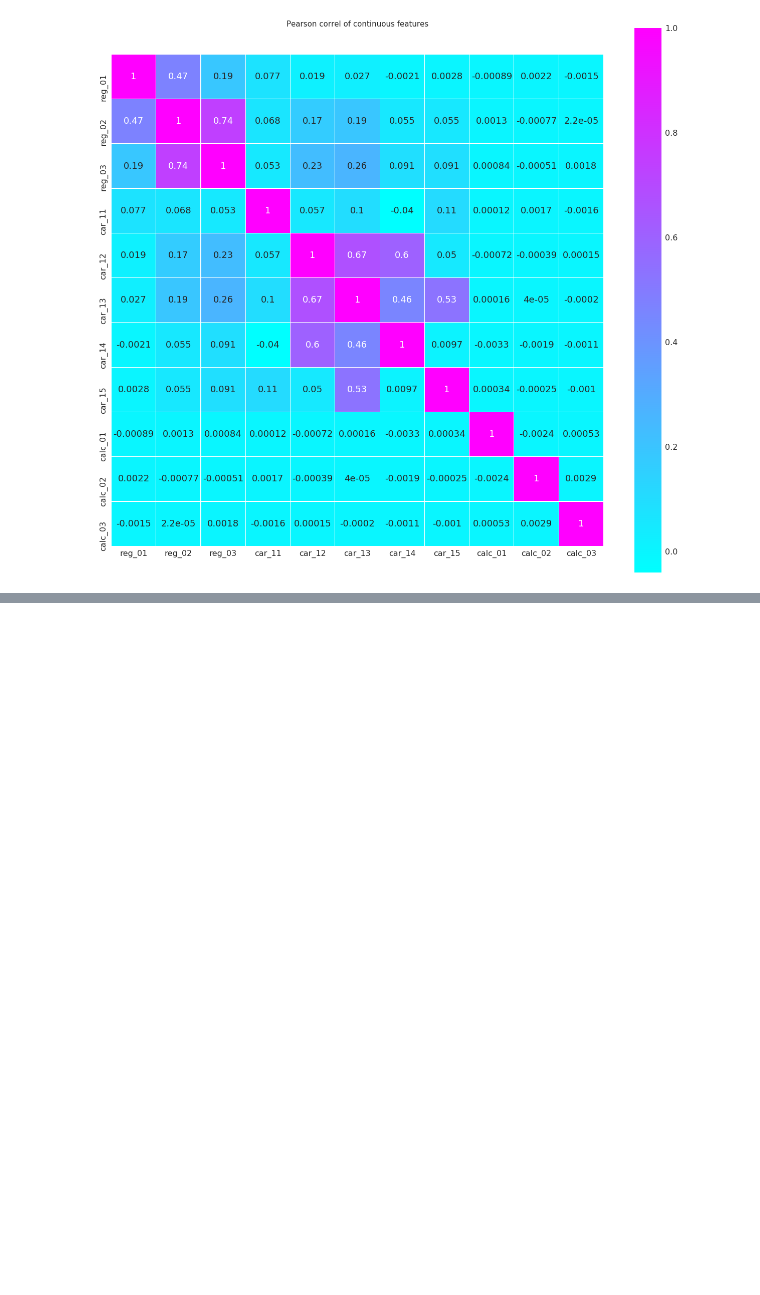
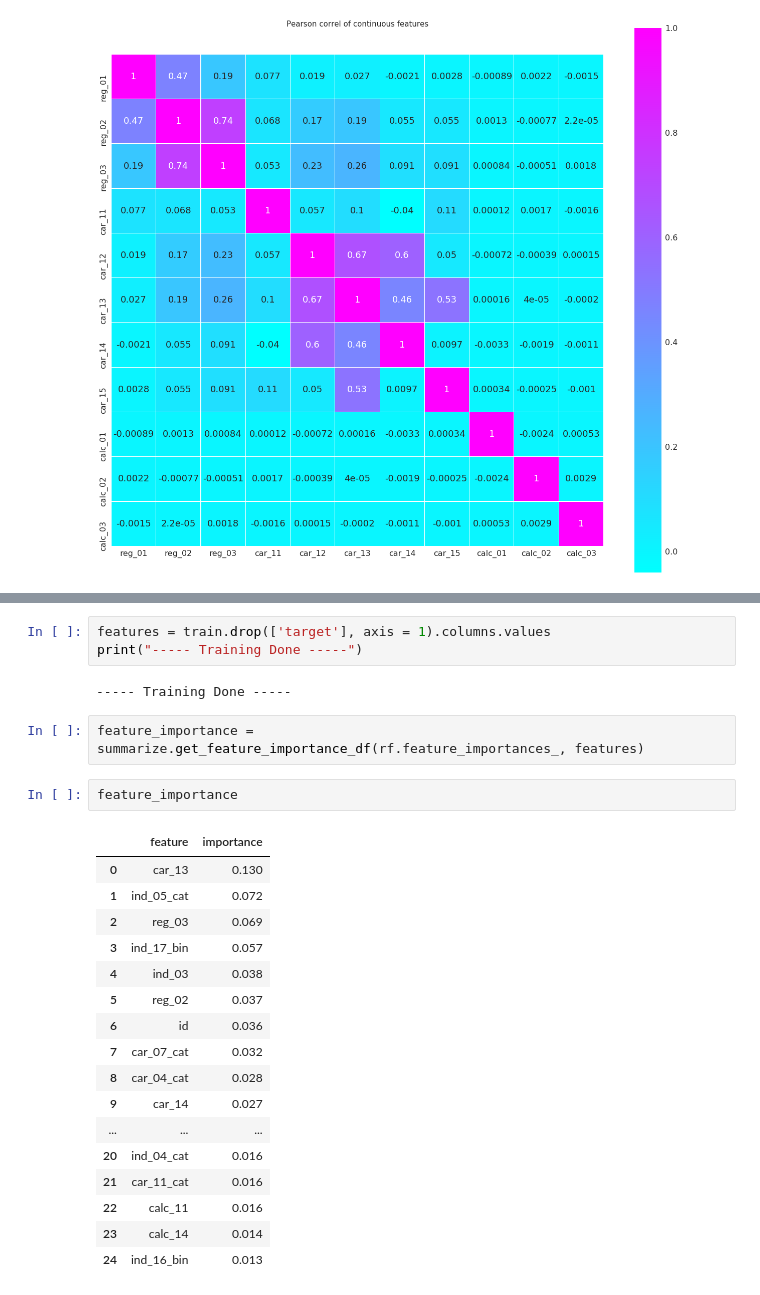
Before and after one commit to raphaelrrcoelho/porto-seguro-safe-driver, a Jupyter notebook: porto_seguro.ipynb, the cells around one changed output, grey strips where cells are left out. Saved outputs shown, nothing was run; the diff lists cells and outputs as text; blank space fills up the shorter version.

```diff
--- a/porto_seguro.ipynb
+++ b/porto_seguro.ipynb
@@ -269,0 +250,27 @@ sns.heatmap(train[col_internval].corr(), linewidths = 0.1, vmax = 1.0, square =
+# %%
+features = train.drop(['target'], axis = 1).columns.values
+print("----- Training Done -----")
+# %% [output]
+----- Training Done -----
+# %%
+feature_importance = summarize.get_feature_importance_df(rf.feature_importances_, features)
+# %%
+feature_importance
+# %% [output]
+|  | feature | importance |
+| 0 | car_13 | 0.130 |
+| 1 | ind_05_cat | 0.072 |
+| 2 | reg_03 | 0.069 |
+| 3 | ind_17_bin | 0.057 |
+| 4 | ind_03 | 0.038 |
+| 5 | reg_02 | 0.037 |
+| 6 | id | 0.036 |
+| 7 | car_07_cat | 0.032 |
+| 8 | car_04_cat | 0.028 |
+| 9 | car_14 | 0.027 |
+| ... | ... | ... |
+| 20 | ind_04_cat | 0.016 |
+| 21 | car_11_cat | 0.016 |
+| 22 | calc_11 | 0.016 |
+| 23 | calc_14 | 0.014 |
+| 24 | ind_16_bin | 0.013 |
```
Also changed, not shown: parts of 9 cells of this notebook.
